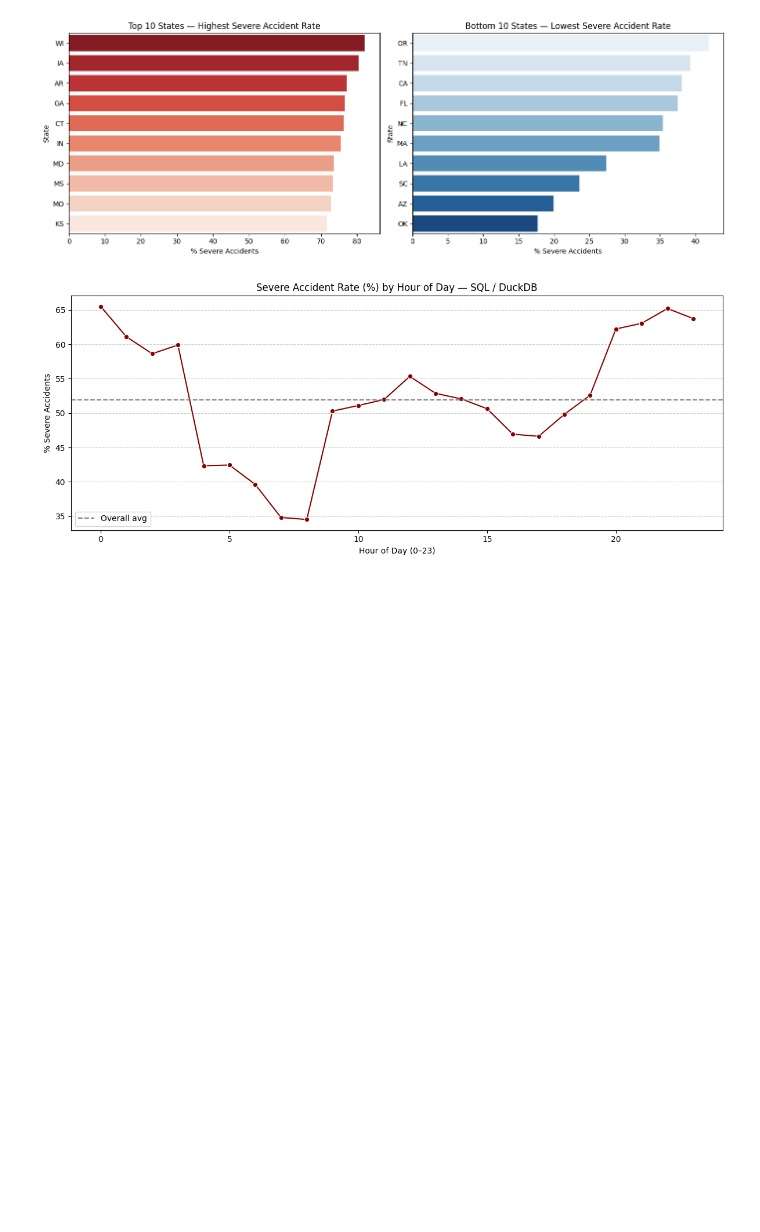
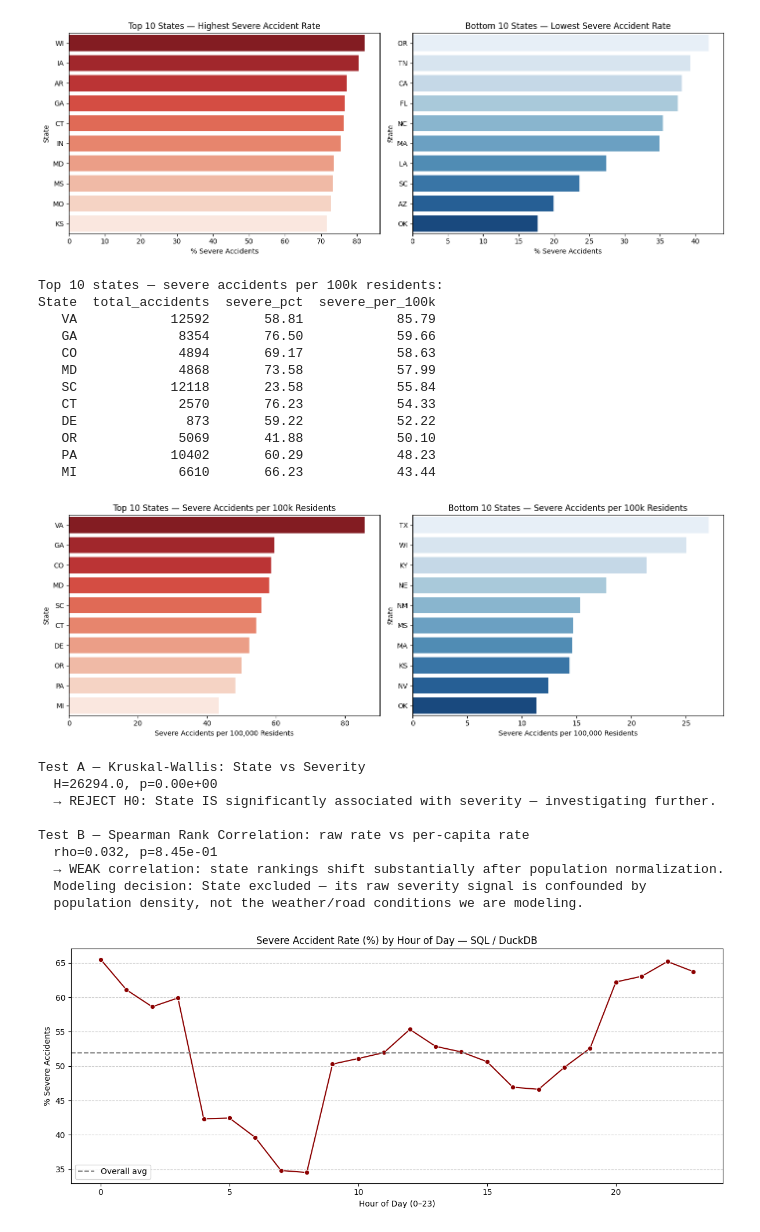
Before and after one commit to ErkUyghur/cis-2450-accident-severity, a Jupyter notebook: notebooks/01_eda_and_baseline.ipynb, the cells around one changed output. Drawn from its saved outputs; the diff is of its cells as text; code cells hidden in the pictures; blank space fills up the shorter version.

```diff
--- a/notebooks/01_eda_and_baseline.ipynb
+++ b/notebooks/01_eda_and_baseline.ipynb
@@ -373,45 +375,105 @@ State  total_accidents  severe_accidents  severe_pct
    OK             2527             448.0       17.73
 [figure]
 # %%
+from scipy import stats
+
+# Is_Severe is needed for the tests below; defined here so this cell is self-contained.
+pdf['Is_Severe'] = (pdf['Severity'] >= 3).astype(int)
+
 # Join accident data with 2020 US Census state population data (external dataset).
-# Raw counts in Query 1 favor populous states — per-capita normalization reveals which states
-# have disproportionately high severe-accident rates relative to their population.
+# Motivation: Query 1 shows raw severe-accident rates by state, but raw rates are biased
+# by how many people live and drive in each state. We formally test two questions:
+#   (1) Is State actually associated with severity at all?
+#   (2) Are the raw state rankings stable after per-capita normalization, or are they
+#       dominated by population size — making State a confounded, unreliable feature?
 state_pop = pd.DataFrame([
     ('AL', 5024279),  ('AK', 733391),   ('AZ', 7151502),  ('AR', 3011524),
     ('CA', 39538223), ('CO', 5773714),  ('CT', 3605944),  ('DE', 989948),
     ('FL', 21538187), ('GA', 10711908), ('HI', 1455271),  ('ID', 1839106),
     ('IL', 12812508), ('IN', 6785528),  ('IA', 3190369),  ('KS', 2937880),
     ('KY', 4505836),  ('LA', 4657757),  ('ME', 1362359),  ('MD', 6177224),
     ('MA', 7029917),  ('MI', 10077331), ('MN', 5706494),  ('MS', 2961279),
     ('MO', 6154913),  ('MT', 1084225),  ('NE', 1961504),  ('NV', 3104614),
     ('NH', 1377529),  ('NJ', 9288994),  ('NM', 2117522),  ('NY', 20201249),
     ('NC', 10439388), ('ND', 779094),   ('OH', 11799448), ('OK', 3959353),
     ('OR', 4237256),  ('PA', 13002700), ('RI', 1097379),  ('SC', 5118425),
     ('SD', 886667),   ('TN', 6910840),  ('TX', 29145505), ('UT', 3271616),
     ('VT', 643077),   ('VA', 8631393),  ('WA', 7705281),  ('WV', 1793716),
     ('WI', 5893718),  ('WY', 576851),   ('DC', 689545),
 ], columns=['State', 'population_2020'])
 
 merged = state_severity.merge(state_pop, on='State', how='inner')
 merged['severe_per_100k'] = (merged['severe_accidents'] / merged['population_2020'] * 100_000).round(2)
-merged = merged.sort_values('severe_per_100k', ascending=False)
+merged = merged.sort_values('severe_per_100k', ascending=False).reset_index(drop=True)
 
 print("Top 10 states — severe accidents per 100k residents:")
 print(merged[['State', 'total_accidents', 'severe_pct', 'severe_per_100k']].head(10).to_string(index=False))
 
 fig, axes = plt.subplots(1, 2, figsize=(14, 5))
 sns.barplot(data=merged.head(10), x='severe_per_100k', y='State',
             hue='State', palette='Reds_r', legend=False, ax=axes[0])
 axes[0].set_title('Top 10 States — Severe Accidents per 100k Residents')
 axes[0].set_xlabel('Severe Accidents per 100,000 Residents')
-
 sns.barplot(data=merged.tail(10), x='severe_per_100k', y='State',
             hue='State', palette='Blues', legend=False, ax=axes[1])
 axes[1].set_title('Bottom 10 States — Severe Accidents per 100k Residents')
 axes[1].set_xlabel('Severe Accidents per 100,000 Residents')
-
 plt.tight_layout()
 plt.show()
+
+# ── Test A: Kruskal-Wallis — is State significantly associated with severity? ──
+# H0: The probability of a severe accident is equal across all states.
+# We establish this first — if H0 is not rejected, there is no signal to investigate.
+state_groups = [
+    pdf[pdf['State'] == s]['Is_Severe'].values
+    for s in merged['State'] if len(pdf[pdf['State'] == s]) > 0
+]
+kw_stat, kw_p = stats.kruskal(*state_groups)
+print(f"\nTest A — Kruskal-Wallis: State vs Severity")
+print(f"  H={kw_stat:.1f}, p={kw_p:.2e}")
+print(f"  → REJECT H0: State IS significantly associated with severity — investigating further.")
+
+# ── Test B: Spearman correlation — do raw and per-capita rankings agree? ───────
+# H0: The raw severe_pct ranking and the per-capita severe_per_100k ranking are identical.
+# A low Spearman ρ means the rankings shift substantially after normalizing for population,
+# indicating the raw state signal is driven by population size rather than genuine risk.
+rho, spear_p = stats.spearmanr(
+    merged.sort_values('State')['severe_pct'],
+    merged.sort_values('State')['severe_per_100k']
+)
+print(f"\nTest B — Spearman Rank Correlation: raw rate vs per-capita rate")
+print(f"  rho={rho:.3f}, p={spear_p:.2e}")
+if abs(rho) < 0.7:
+    print(f"  → WEAK correlation: state rankings shift substantially after population normalization.")
+    print(f"  Modeling decision: State excluded — its raw severity signal is confounded by")
+    print(f"  population density, not the weather/road conditions we are modeling.")
+else:
+    print(f"  → STRONG correlation: rankings are stable, but State still has 50 categories,")
+    print(f"  risking overfitting to geographic artifacts rather than generalizable signals.")
+    print(f"  Modeling decision: State excluded in favour of weather/road features.")
+# %% [output]
+Top 10 states — severe accidents per 100k residents:
+State  total_accidents  severe_pct  severe_per_100k
+   VA            12592       58.81            85.79
+   GA             8354       76.50            59.66
+   CO             4894       69.17            58.63
+   MD             4868       73.58            57.99
+   SC            12118       23.58            55.84
+   CT             2570       76.23            54.33
+   DE              873       59.22            52.22
+   OR             5069       41.88            50.10
+   PA            10402       60.29            48.23
+   MI             6610       66.23            43.44
+[figure, added]
+Test A — Kruskal-Wallis: State vs Severity
+  H=26294.0, p=0.00e+00
+  → REJECT H0: State IS significantly associated with severity — investigating further.
+
+Test B — Spearman Rank Correlation: raw rate vs per-capita rate
+  rho=0.032, p=8.45e-01
+  → WEAK correlation: state rankings shift substantially after population normalization.
+  Modeling decision: State excluded — its raw severity signal is confounded by
+  population density, not the weather/road conditions we are modeling.
 # %%
 # Query 2: Severe-accident rate by hour of day using a CTE — confirms the seaborn finding in §3.3.
 # A CTE makes the two-step logic explicit: first aggregate per hour, then select and sort.
```
Also changed, not shown: parts of 4 cells of this notebook, 1 other file.
